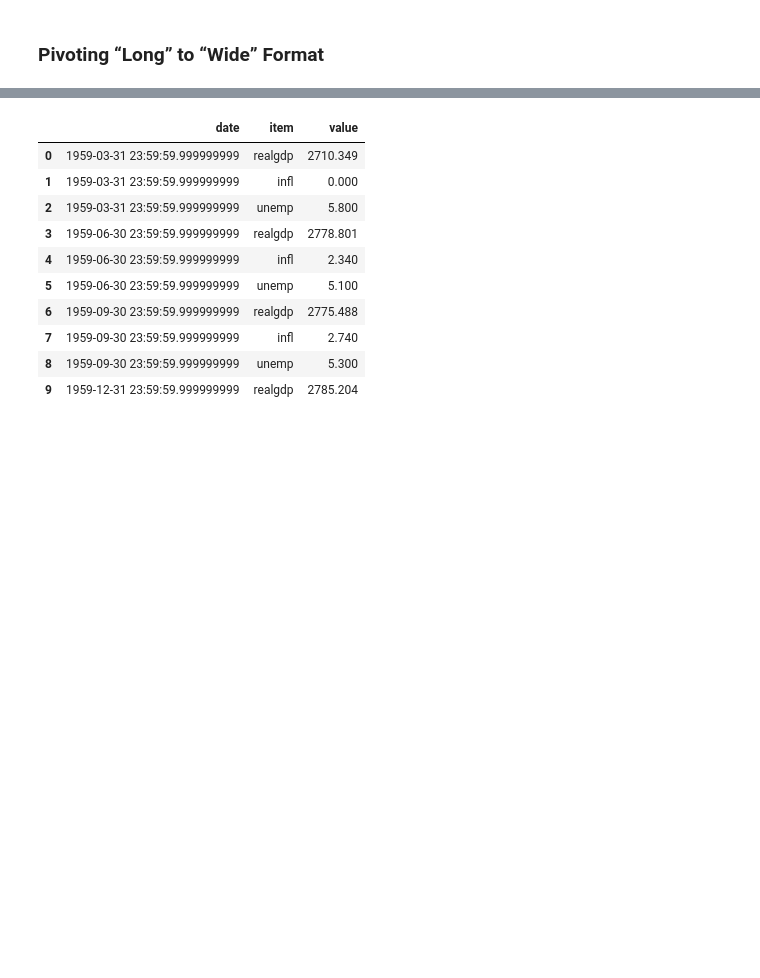
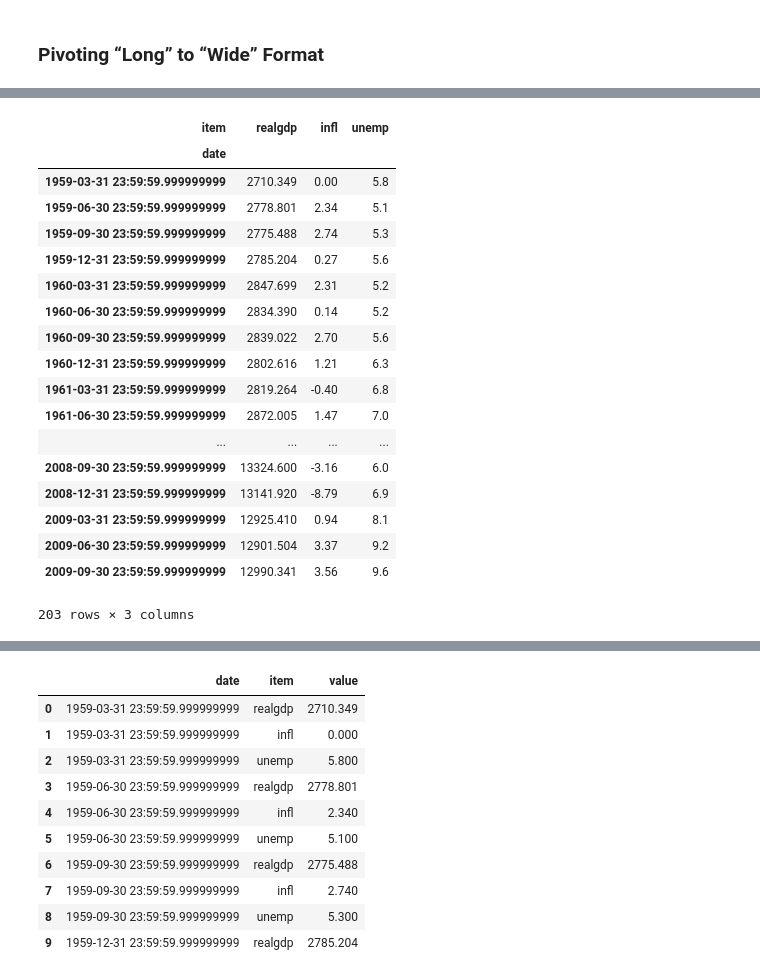
Before and after one commit to wesm/pydata-book, a Jupyter notebook: ch08.ipynb, the cells around one changed output, grey strips where cells are left out. Drawn from its saved outputs; the diff is of its cells as text; code cells hidden in the pictures; blank space fills up the shorter version.

```diff
--- a/ch08.ipynb
+++ b/ch08.ipynb
@@ -894,0 +1082,23 @@ ldata = data.stack().reset_index().rename(columns={0: 'value'})
+# %%
+data.index = periods.to_timestamp('D', 'end')
+data
+# %% [output]
+| item | realgdp | infl | unemp |
+| date |  |  |  |
+| 1959-03-31 23:59:59.999999999 | 2710.349 | 0.00 | 5.8 |
+| 1959-06-30 23:59:59.999999999 | 2778.801 | 2.34 | 5.1 |
+| 1959-09-30 23:59:59.999999999 | 2775.488 | 2.74 | 5.3 |
+| 1959-12-31 23:59:59.999999999 | 2785.204 | 0.27 | 5.6 |
+| 1960-03-31 23:59:59.999999999 | 2847.699 | 2.31 | 5.2 |
+| 1960-06-30 23:59:59.999999999 | 2834.390 | 0.14 | 5.2 |
+| 1960-09-30 23:59:59.999999999 | 2839.022 | 2.70 | 5.6 |
+| 1960-12-31 23:59:59.999999999 | 2802.616 | 1.21 | 6.3 |
+| 1961-03-31 23:59:59.999999999 | 2819.264 | -0.40 | 6.8 |
+| 1961-06-30 23:59:59.999999999 | 2872.005 | 1.47 | 7.0 |
+| ... | ... | ... | ... |
+| 2008-09-30 23:59:59.999999999 | 13324.600 | -3.16 | 6.0 |
+| 2008-12-31 23:59:59.999999999 | 13141.920 | -8.79 | 6.9 |
+| 2009-03-31 23:59:59.999999999 | 12925.410 | 0.94 | 8.1 |
+| 2009-06-30 23:59:59.999999999 | 12901.504 | 3.37 | 9.2 |
+| 2009-09-30 23:59:59.999999999 | 12990.341 | 3.56 | 9.6 |
+203 rows × 3 columns
```
Also changed, not shown: parts of 60 cells of this notebook.
